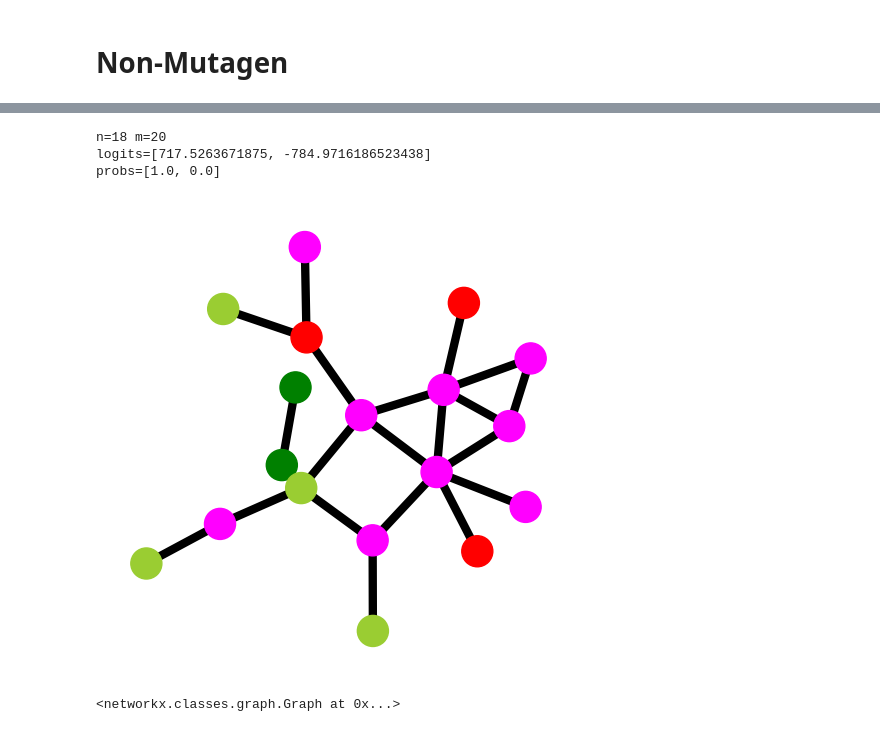
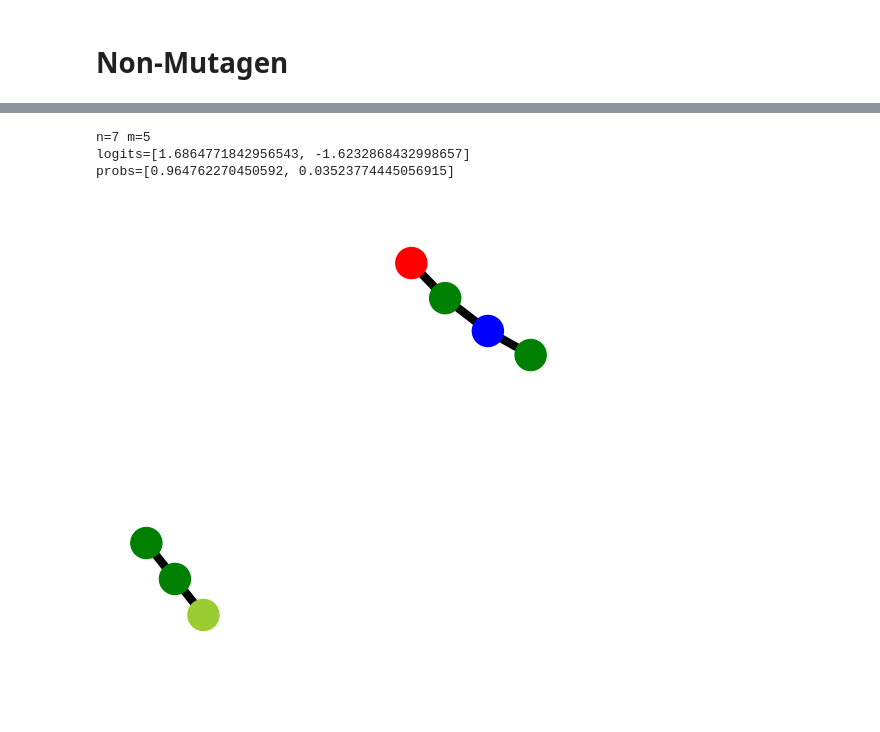
Before and after one commit to PranavNyati/GNNInterpreter_Exps, a Jupyter notebook: GNNInterpreter/model_explanation_mutag.ipynb, the cells around one changed output, grey strips where cells are left out. Drawn from its saved outputs; the diff is of its cells as text; code cells hidden in the pictures.

```diff
--- a/GNNInterpreter/model_explanation_mutag.ipynb
+++ b/GNNInterpreter/model_explanation_mutag.ipynb
@@ -35,8 +37,10 @@ trainer[cls_idx] = Trainer(
     sampler=(s := GraphSampler(
         max_nodes=20,
         num_node_cls=len(dataset.NODE_CLS),
+        num_edge_cls=len(dataset.EDGE_CLS),
         temperature=0.15,
-        learn_node_feat=True
+        learn_node_feat=True,
+        learn_edge_feat=True,
     )),
     discriminator=model,
     criterion=WeightedCriterion([
@@ -54,7 +58,7 @@ trainer[cls_idx] = Trainer(
     optimizer=(o := torch.optim.SGD(s.parameters(), lr=1)),
     scheduler=torch.optim.lr_scheduler.ExponentialLR(o, gamma=1),
     dataset=dataset,
-    budget_penalty=BudgetPenalty(budget=10, order=2, beta=1),
+    budget_penalty=BudgetPenalty(budget=30, order=1, beta=1),
     target_probs={cls_idx: (0.9, 1)},
     k_samples=16
 )
@@ -77,8 +140,10 @@ trainer[cls_idx] = Trainer(
     sampler=(s := GraphSampler(
         max_nodes=20,
         num_node_cls=len(dataset.NODE_CLS),
+        num_edge_cls=len(dataset.EDGE_CLS),
         temperature=0.15,
-        learn_node_feat=True
+        learn_node_feat=True,
+        learn_edge_feat=True,
     )),
     discriminator=model,
     criterion=WeightedCriterion([
@@ -96,7 +161,7 @@ trainer[cls_idx] = Trainer(
     optimizer=(o := torch.optim.SGD(s.parameters(), lr=1)),
     scheduler=torch.optim.lr_scheduler.ExponentialLR(o, gamma=1),
     dataset=dataset,
-    budget_penalty=BudgetPenalty(budget=10, order=2, beta=1),
+    budget_penalty=BudgetPenalty(budget=30, order=1, beta=1),
     target_probs={cls_idx: (0.9, 1)},
     k_samples=16
 )
@@ -107,8 +203,7 @@ True
 # %%
-trainer[0].evaluate(threshold=0.5, show=True)
+G = trainer[0].evaluate(threshold=0.5, show=True)
 # %% [output]
-n=18 m=20
-logits=[717.5263671875, -784.9716186523438]
-probs=[1.0, 0.0]
+n=7 m=5
+logits=[1.6864771842956543, -1.6232868432998657]
+probs=[0.964762270450592, 0.03523774445056915]
-[figure, old version]
+[figure, new version]
-<networkx.classes.graph.Graph at 0x...>
```
Also changed, not shown: parts of 7 cells of this notebook, 4 other files.
